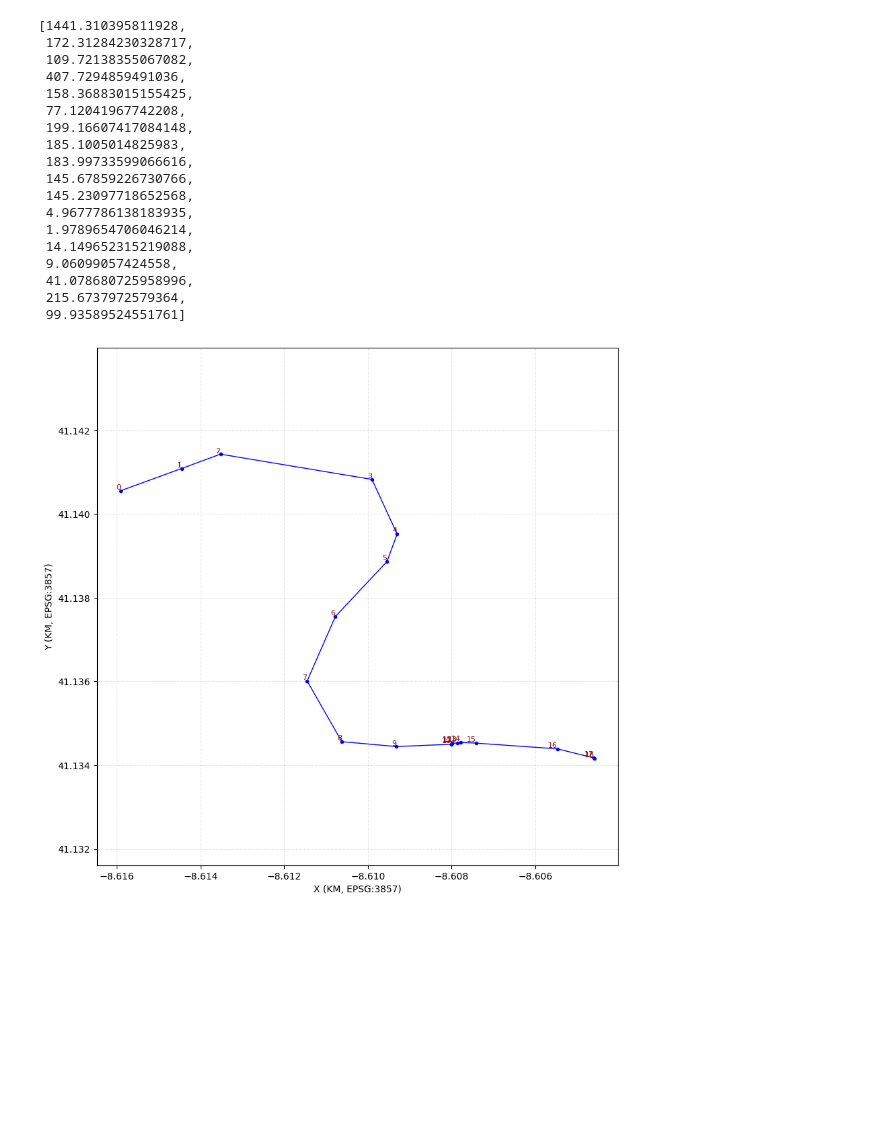
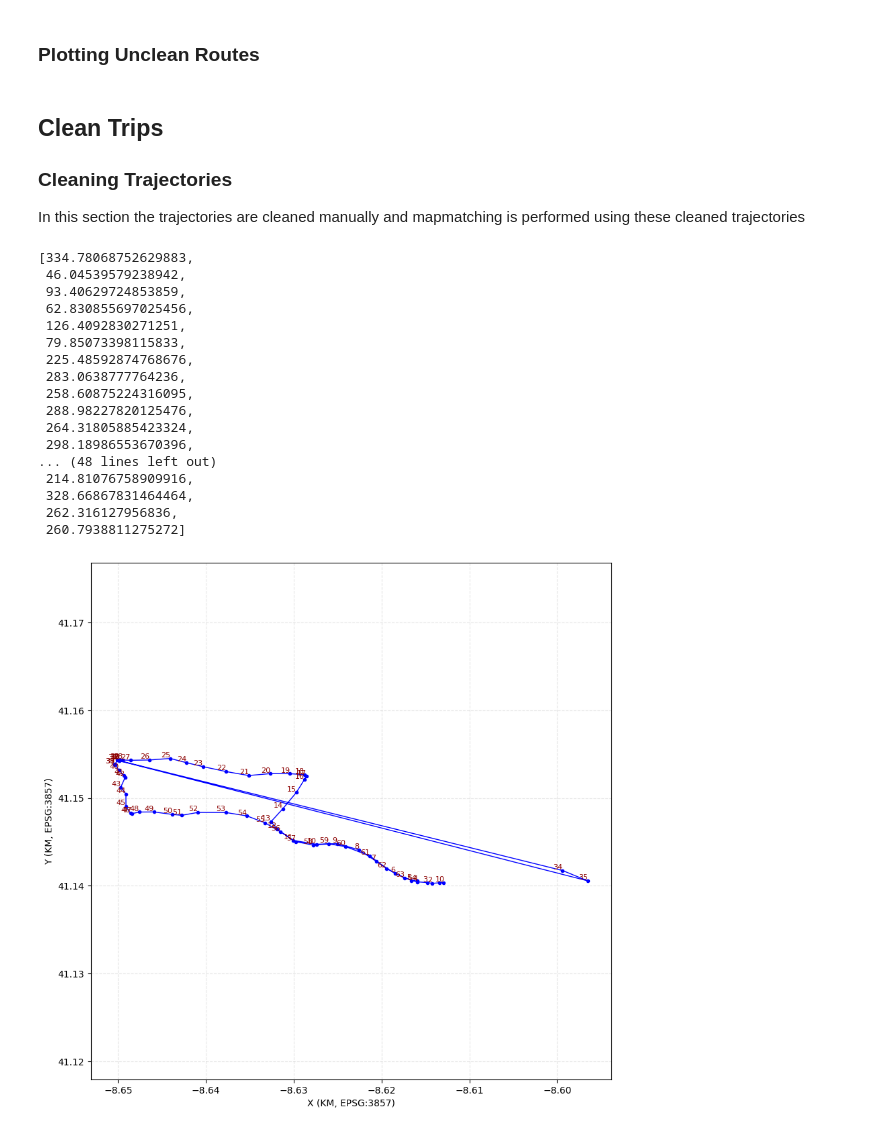
Before and after one commit to AnshulyadavUnofficial/UCProj2, a Jupyter notebook: project.ipynb, the cells around one changed output. Cells and saved outputs as stored; diff of their text form; code cells hidden in the pictures; blank space fills up the shorter version.

```diff
--- a/project.ipynb
+++ b/project.ipynb
@@ -58,0 +186,2 @@ for line in polylines:
+# %% [markdown]
+### Plotting Unclean Routes
@@ -59,46 +224,55 @@ for line in polylines:
+# %% [markdown]
+## Clean Trips
+
+### Cleaning Trajectories
+
+In this section the trajectories are cleaned manually and mapmatching is performed using these cleaned trajectories
 # %%
-particular_traj = trajectories[9]
+"""
+This code block visualizes a particular trajectory
+"""
+
+particular_traj = trajectories[2]
 # compute_distances from previous popints, treat lat as x and long as y
 
 rel_distances = []
 for i in range(len(particular_traj[1:])):
     rel_distances.append(haversine(particular_traj[i], particular_traj[i-1], Unit.METERS))
 
 pprint(rel_distances)
 
 # Plot the line
 plt.figure(figsize=(10,10))
 x, y = zip(*particular_traj)
 plt.plot(x, y, '-o', markersize=3, linewidth=1, color='blue')
 
 # Annotate each point with its index
 for i, (xi, yi) in enumerate(zip(x, y)):
     plt.text(xi, yi, str(i), fontsize=8, ha='right', va='bottom', color='darkred')
 
 # Styling
 plt.axis('equal')
 plt.xlabel("X (KM, EPSG:3857)")
 plt.ylabel("Y (KM, EPSG:3857)")
 plt.grid(True, linestyle='--', alpha=0.3)
 
 plt.show()
 # %% [output]
-[1441.310395811928,
- 172.31284230328717,
- 109.72138355067082,
- 407.7294859491036,
- 158.36883015155425,
- 77.12041967742208,
- 199.16607417084148,
- 185.1005014825983,
- 183.99733599066616,
- 145.67859226730766,
- 145.23097718652568,
- 4.9677786138183935,
- 1.9789654706046214,
- 14.149652315219088,
- 9.06099057424558,
- 41.078680725958996,
- 215.6737972579364,
- 99.93589524551761]
+[334.78068752629883,
+ 46.04539579238942,
+ 93.40629724853859,
+ 62.830855697025456,
+ 126.4092830271251,
+ 79.85073398115833,
+ 225.48592874768676,
+ 283.0638777764236,
+ 258.60875224316095,
+ 288.98227820125476,
+ 264.31805885423324,
+ 298.18986553670396,
+... (48 lines left out)
+ 214.81076758909916,
+ 328.66867831464464,
+ 262.316127956836,
+ 260.7938811275272]
-[figure, old version]
+[figure, new version]
```
Also changed, not shown: parts of 27 cells of this notebook, 34 other files.
